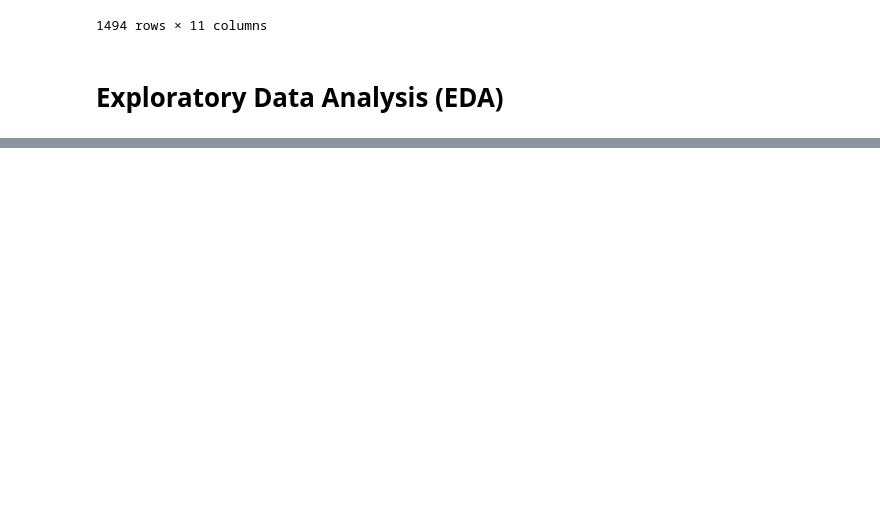
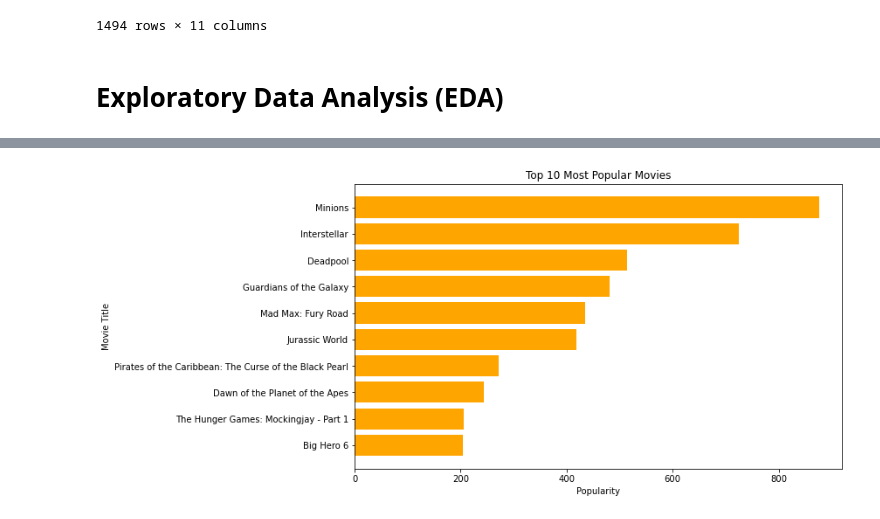
Before and after one commit to muralikrishna02/UMBC-DATA606-Capstone, a Jupyter notebook: notebooks/movie_recomendation_system.ipynb, the cells around one changed output, grey strips where cells are left out. Drawn from its saved outputs; the diff is of its cells as text; code cells hidden in the pictures; blank space fills up the shorter version.

```diff
--- a/notebooks/movie_recomendation_system.ipynb
+++ b/notebooks/movie_recomendation_system.ipynb
@@ -132,17 +133,17 @@ movies['production_companies'] = movies['production_companies'].apply(transform)
 # %%
-movies['genres'] = movies['genres'].apply(lambda x:[i.replace(" ","") for i in x])
-movies['keywords'] = movies['keywords'].apply(lambda x:[i.replace(" ","") for i in x])
-movies['cast'] = movies['cast'].apply(lambda x:[i.replace(" ","") for i in x])
-movies['crew'] = movies['crew'].apply(lambda x:[i.replace(" ","") for i in x])
-movies['production_companies'] = movies['production_companies'].apply(lambda x:[i.replace(" ","") for i in x])
+mv_rec_df['genres'] = mv_rec_df['genres'].apply(lambda x:[i.replace(" ","") for i in x])
+mv_rec_df['keywords'] = mv_rec_df['keywords'].apply(lambda x:[i.replace(" ","") for i in x])
+mv_rec_df['cast'] = mv_rec_df['cast'].apply(lambda x:[i.replace(" ","") for i in x])
+mv_rec_df['crew'] = mv_rec_df['crew'].apply(lambda x:[i.replace(" ","") for i in x])
+mv_rec_df['production_companies'] = mv_rec_df['production_companies'].apply(lambda x:[i.replace(" ","") for i in x])
 # %%
-movies['genres'] = movies['genres'].apply(lambda x: ' '.join(x))
-movies['keywords'] = movies['keywords'].apply(lambda x: ' '.join(x))
-movies['overview'] = movies['overview'].apply(lambda x: ' '.join(x))
-movies['production_companies'] = movies['production_companies'].apply(lambda x: ' '.join(x))
+mv_rec_df['genres'] = mv_rec_df['genres'].apply(lambda x: ' '.join(x))
+mv_rec_df['keywords'] = mv_rec_df['keywords'].apply(lambda x: ' '.join(x))
+mv_rec_df['overview'] = mv_rec_df['overview'].apply(lambda x: ' '.join(x))
+mv_rec_df['production_companies'] = mv_rec_df['production_companies'].apply(lambda x: ' '.join(x))
 # %%
-# Extracting year from 'release_date'
-movies['release_year'] = pd.to_datetime(movies['release_date']).dt.year
+# getting year from 'release_date'
+mv_rec_df['release_year'] = pd.to_datetime(mv_rec_df['release_date']).dt.year
 # %%
 columns_req=['title',
     'overview',
@@ -156,8 +157,6 @@ columns_req=['title',
     'popularity',
     'tagline',]
 # %%
-import pandas as pd
-
-# choosing the columns
-new_df = movies[columns_req]
+# choosing the columns for the model preparation
+mv_rec_df_cl = mv_rec_df[columns_req]
 # %%
@@ -225 +203,18 @@ fig.show()
+# %%
+# popular movies
+mv_df_top = mv_rec_df_cl.sort_values(by='popularity', ascending=False)
+
+# Selecting top 10
+top_movies = mv_df_top.head(10)
+
+#bar plot for movies
+plt.figure(figsize=(10, 6))
+plt.barh(top_movies['title'], top_movies['popularity'], color='orange')
+plt.xlabel('Popularity')
+plt.ylabel('Movie Title')
+plt.title('Top 10 Most Popular Movies')
+plt.gca().invert_yaxis()
+plt.show()
+# %% [output]
+[figure, added]
 # %%
```
Also changed, not shown: parts of 38 cells of this notebook, 2 other files.
